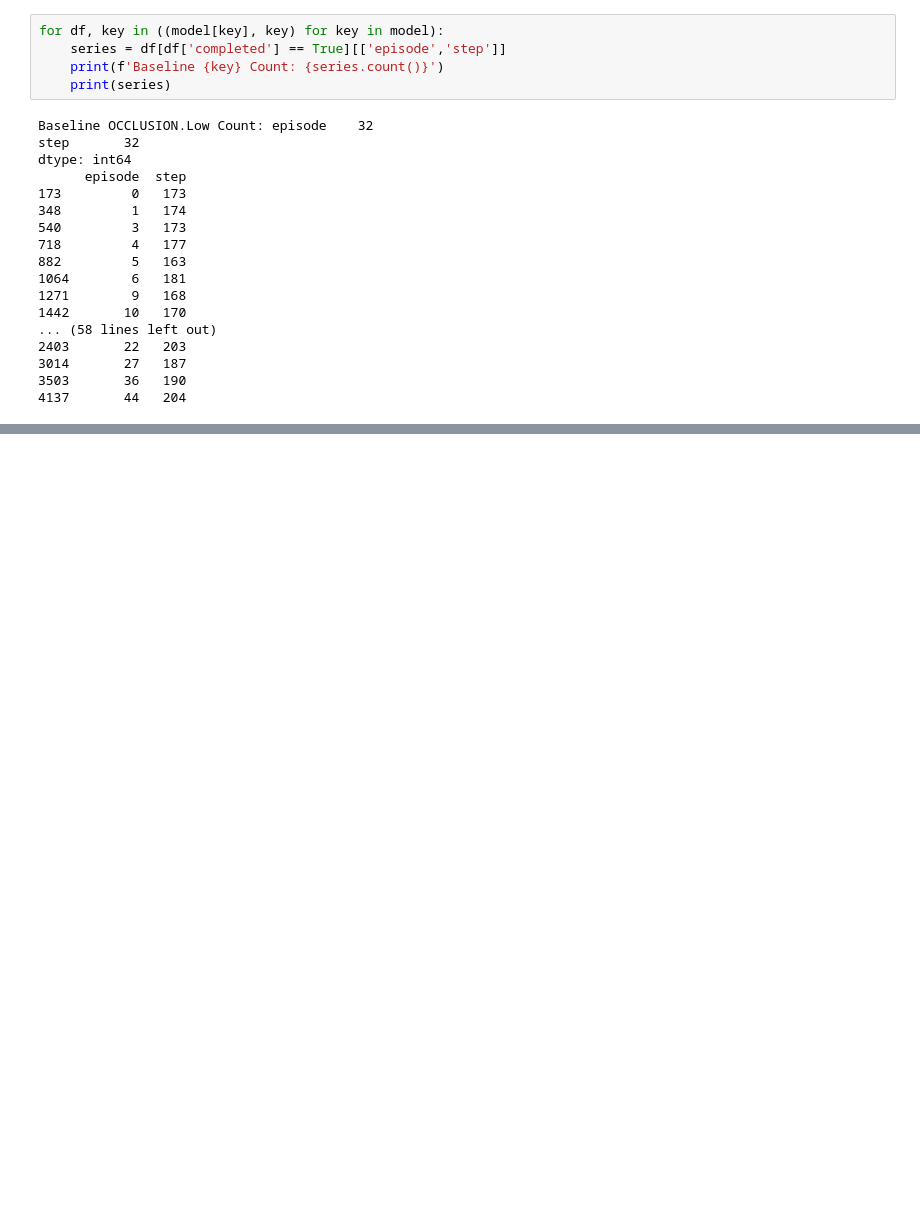
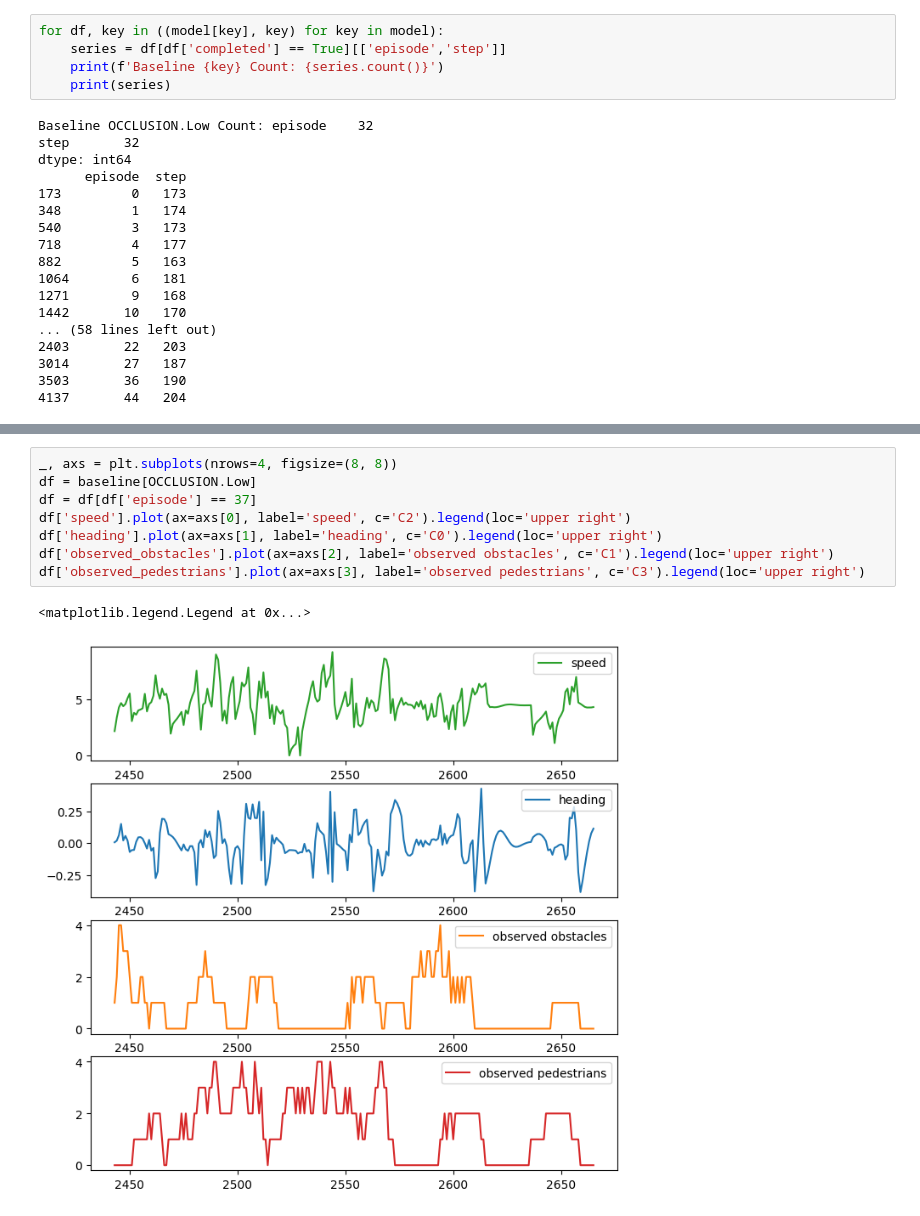
Before and after one commit to kengboon/RoadEnv, a Jupyter notebook: scripts/eval-sac-vs-rsac.ipynb, the cells around one changed output, grey strips where cells are left out. Drawn from its saved outputs; the diff is of its cells as text; blank space fills up the shorter version.

```diff
--- a/scripts/eval-sac-vs-rsac.ipynb
+++ b/scripts/eval-sac-vs-rsac.ipynb
@@ -324,0 +341,11 @@ dtype: int64
+# %%
+_, axs = plt.subplots(nrows=4, figsize=(8, 8))
+df = baseline[OCCLUSION.Low]
+df = df[df['episode'] == 37]
+df['speed'].plot(ax=axs[0], label='speed', c='C2').legend(loc='upper right')
+df['heading'].plot(ax=axs[1], label='heading', c='C0').legend(loc='upper right')
+df['observed_obstacles'].plot(ax=axs[2], label='observed obstacles', c='C1').legend(loc='upper right')
+df['observed_pedestrians'].plot(ax=axs[3], label='observed pedestrians', c='C3').legend(loc='upper right')
+# %% [output]
+<matplotlib.legend.Legend at 0x...>
+[figure, added]
```
Also changed, not shown: parts of 17 cells of this notebook.
